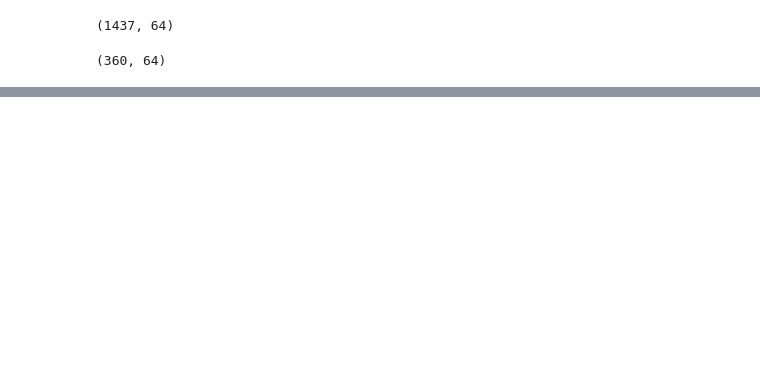
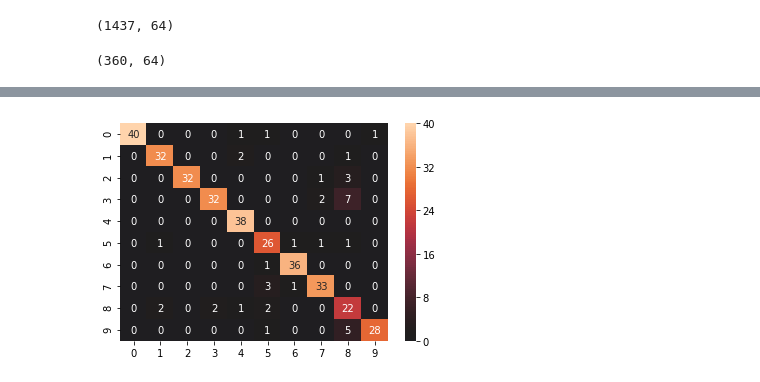
Before and after one commit to harislaksliosda/UAS_MK_AI, a Jupyter notebook: digits_haris.ipynb, the cells around one changed output, grey strips where cells are left out. Drawn from its saved outputs; the diff is of its cells as text; code cells hidden in the pictures; blank space fills up the shorter version.

```diff
--- a/digits_haris.ipynb
+++ b/digits_haris.ipynb
@@ -54,0 +111,3 @@ NameError: name 'test' is not defined
+# %%
+cm = confusion_matrix(y_test, y_pred)
+cm
@@ -54,0 +125,5 @@ NameError: name 'test' is not defined
+# %%
+sns.heatmap(cm, center=True,annot=True)
+plt.show()
+# %% [output]
+[figure, added]
```
Also changed, not shown: parts of 13 cells of this notebook.
